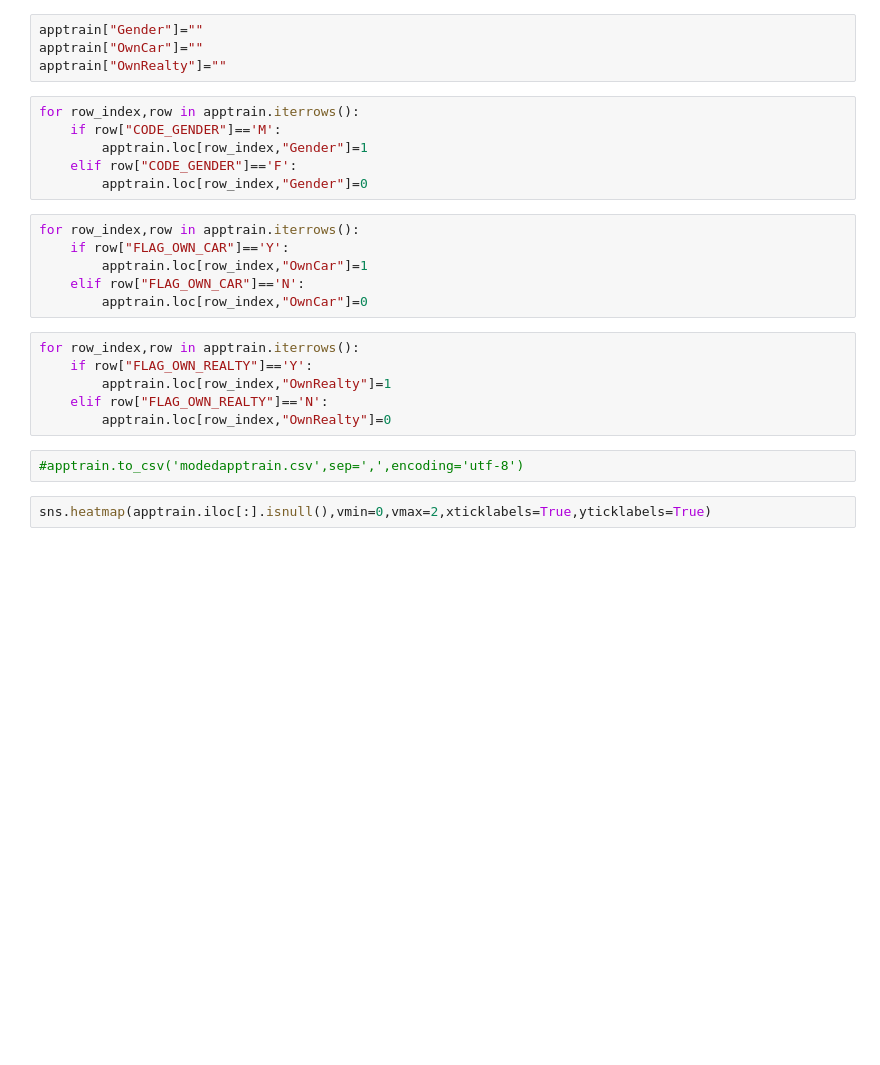
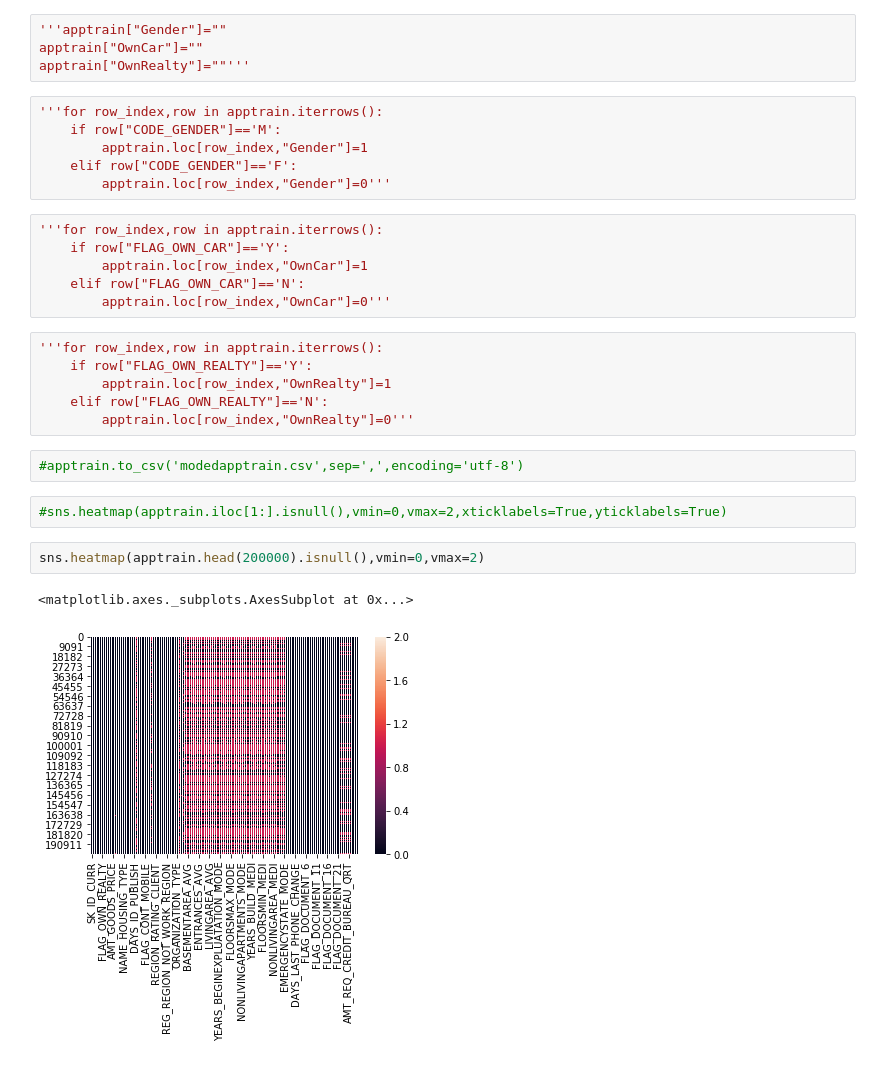
Before and after one commit to RajatChaudhari/HomeCreditDefaultRisk, a Jupyter notebook: HCDR1.ipynb, the cells around one changed output. Cells and saved outputs as stored; diff of their text form; blank space fills up the shorter version.

```diff
--- a/HCDR1.ipynb
+++ b/HCDR1.ipynb
@@ -28,26 +21,31 @@ apptrain.head(5)
 # %%
-apptrain["Gender"]=""
+'''apptrain["Gender"]=""
 apptrain["OwnCar"]=""
-apptrain["OwnRealty"]=""
+apptrain["OwnRealty"]=""'''
 # %%
-for row_index,row in apptrain.iterrows():
+'''for row_index,row in apptrain.iterrows():
     if row["CODE_GENDER"]=='M':
         apptrain.loc[row_index,"Gender"]=1
     elif row["CODE_GENDER"]=='F':
-        apptrain.loc[row_index,"Gender"]=0
+        apptrain.loc[row_index,"Gender"]=0'''
 # %%
-for row_index,row in apptrain.iterrows():
+'''for row_index,row in apptrain.iterrows():
     if row["FLAG_OWN_CAR"]=='Y':
         apptrain.loc[row_index,"OwnCar"]=1
     elif row["FLAG_OWN_CAR"]=='N':
-        apptrain.loc[row_index,"OwnCar"]=0
+        apptrain.loc[row_index,"OwnCar"]=0'''
 # %%
-for row_index,row in apptrain.iterrows():
+'''for row_index,row in apptrain.iterrows():
     if row["FLAG_OWN_REALTY"]=='Y':
         apptrain.loc[row_index,"OwnRealty"]=1
     elif row["FLAG_OWN_REALTY"]=='N':
-        apptrain.loc[row_index,"OwnRealty"]=0
+        apptrain.loc[row_index,"OwnRealty"]=0'''
 # %%
 #apptrain.to_csv('modedapptrain.csv',sep=',',encoding='utf-8')
 # %%
-sns.heatmap(apptrain.iloc[:].isnull(),vmin=0,vmax=2,xticklabels=True,yticklabels=True)
+#sns.heatmap(apptrain.iloc[1:].isnull(),vmin=0,vmax=2,xticklabels=True,yticklabels=True)
+# %%
+sns.heatmap(apptrain.head(200000).isnull(),vmin=0,vmax=2)
+# %% [output]
+<matplotlib.axes._subplots.AxesSubplot at 0x...>
+[figure, added]
```
Also changed, not shown: parts of 18 cells of this notebook.
